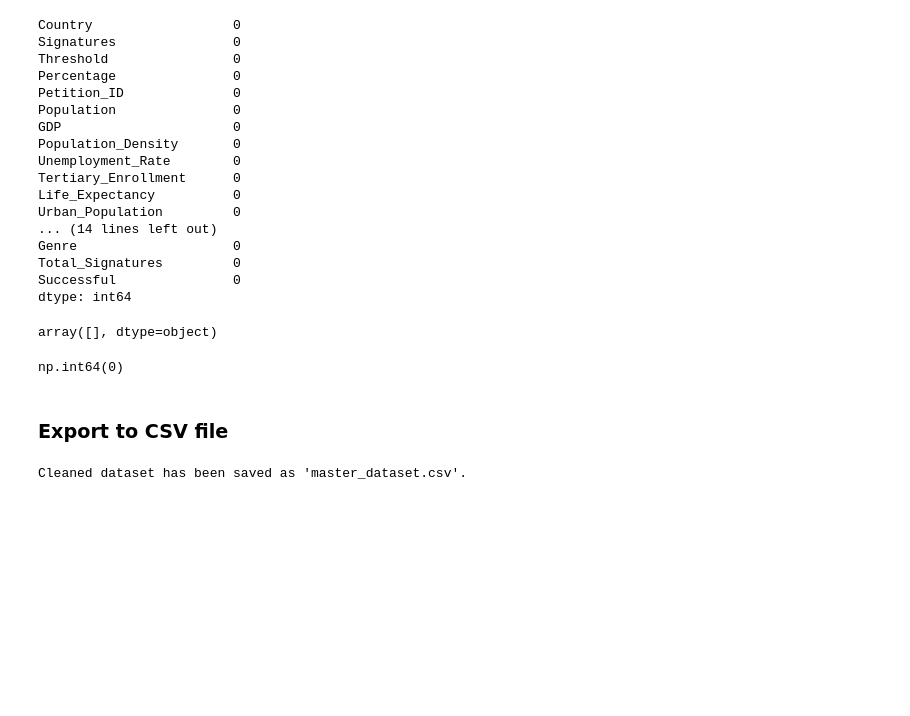
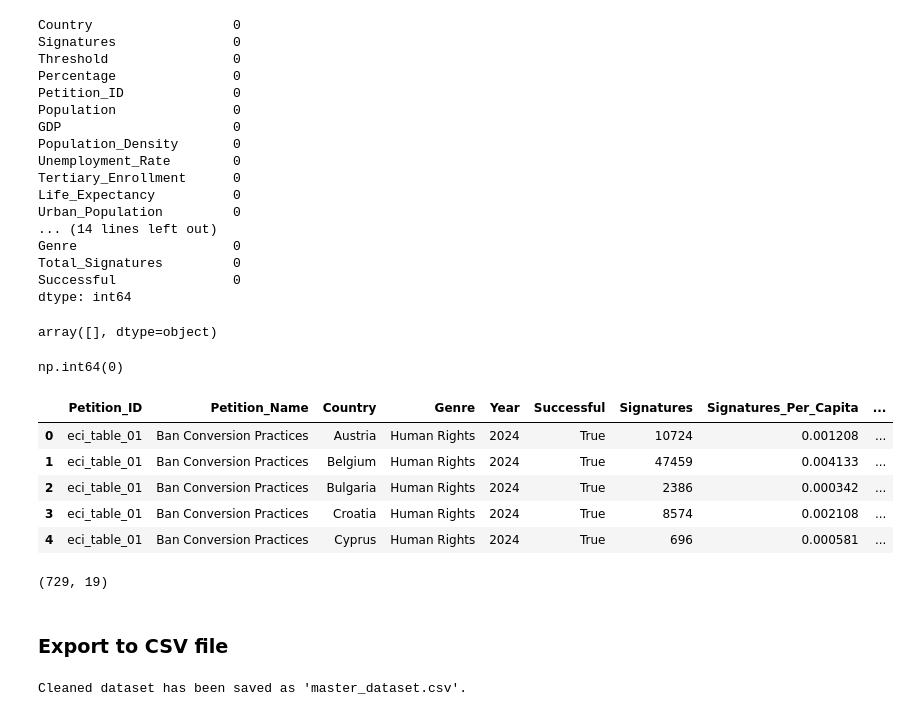
Before and after one commit to Matthew-Riddell/MSc-Dissertation, a Jupyter notebook: notebooks/03-extra-data-preparation.ipynb, the cells around one changed output. Saved outputs shown, nothing was run; the diff lists cells and outputs as text; code cells hidden in the pictures; blank space fills up the shorter version.

```diff
--- a/notebooks/03-extra-data-preparation.ipynb
+++ b/notebooks/03-extra-data-preparation.ipynb
@@ -733,6 +733,19 @@ master = master[[
     "Personal_Freedom",
     "Education"
 ]]
+# %%
+master.head()
+# %% [output]
+|  | Petition_ID | Petition_Name | Country | Genre | Year | Successful | Signatures | Signatures_Per_Capita | ... |
+| 0 | eci_table_01 | Ban Conversion Practices | Austria | Human Rights | 2024 | True | 10724 | 0.001208 | ... |
+| 1 | eci_table_01 | Ban Conversion Practices | Belgium | Human Rights | 2024 | True | 47459 | 0.004133 | ... |
+| 2 | eci_table_01 | Ban Conversion Practices | Bulgaria | Human Rights | 2024 | True | 2386 | 0.000342 | ... |
+| 3 | eci_table_01 | Ban Conversion Practices | Croatia | Human Rights | 2024 | True | 8574 | 0.002108 | ... |
+| 4 | eci_table_01 | Ban Conversion Practices | Cyprus | Human Rights | 2024 | True | 696 | 0.000581 | ... |
+# %%
+master.shape
+# %% [output]
+(729, 19)
 # %% [markdown]
 ### Export to CSV file
 # %%
```
Also changed, not shown: parts of 2 cells of this notebook, 1 other file.
